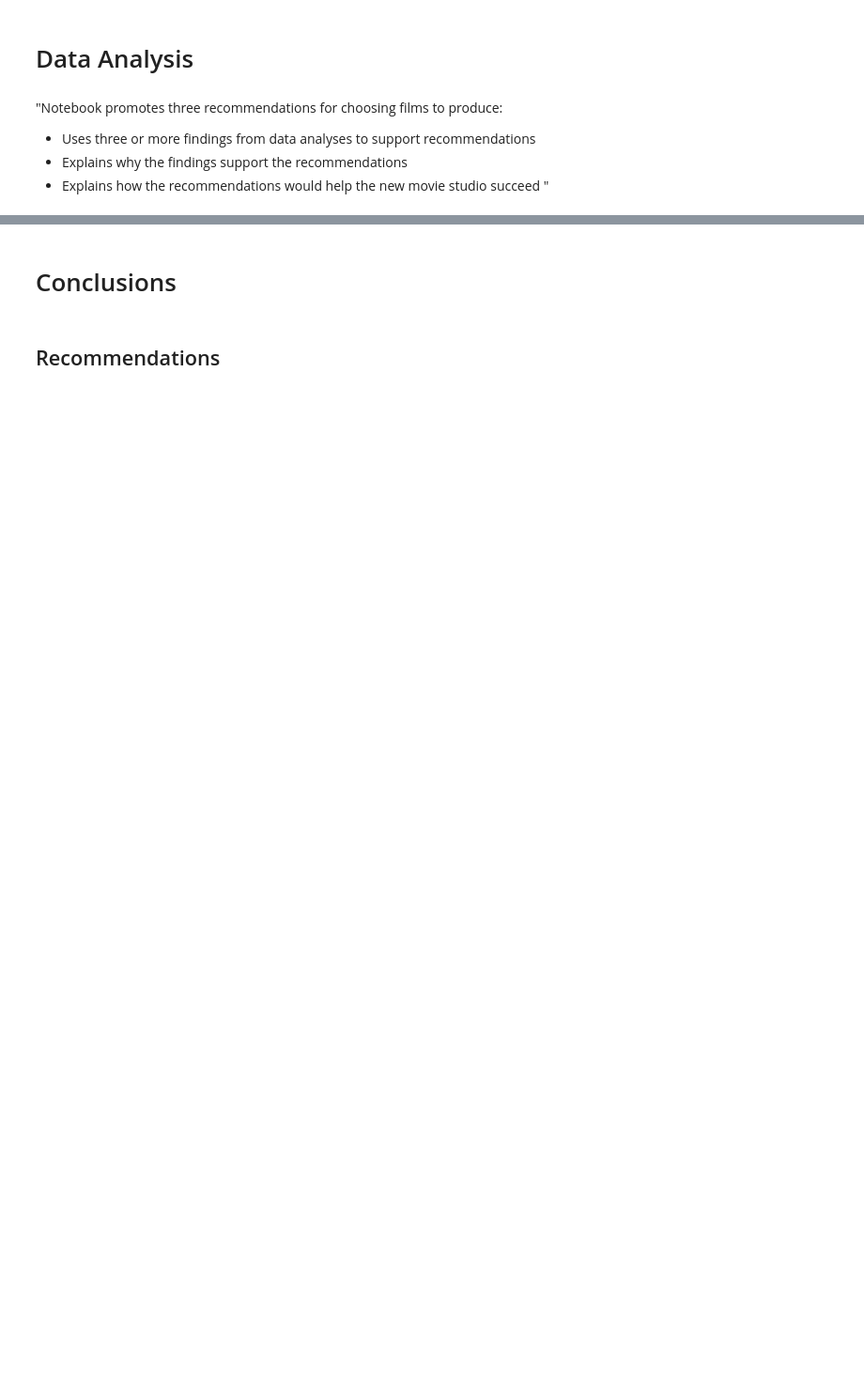
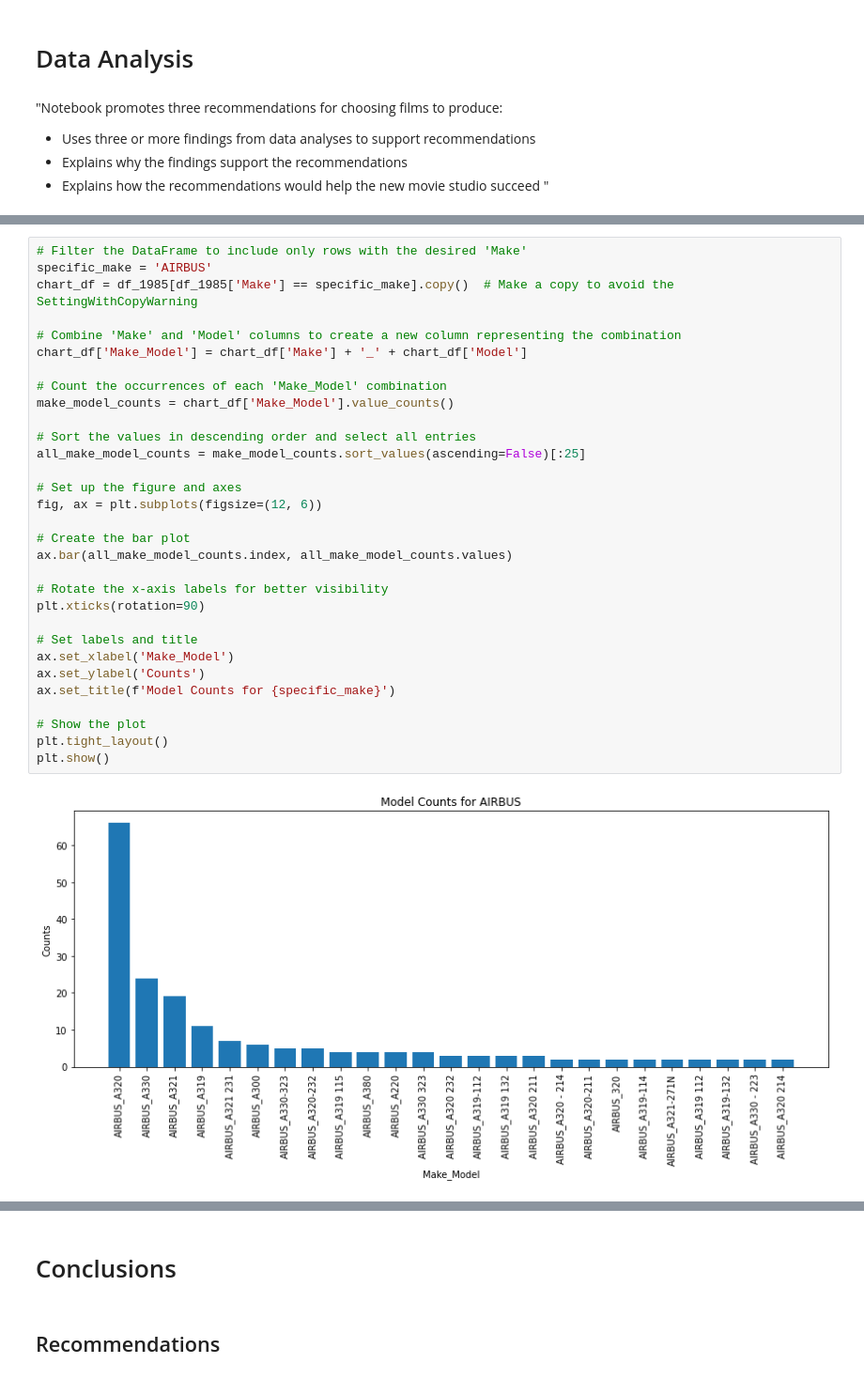
Before and after one commit to byrdwcrawford/Phase.1.Project, a Jupyter notebook: notebook1.ipynb, the cells around one changed output, grey strips where cells are left out. Shown at 94% size. Saved outputs shown, nothing was run; the diff lists cells and outputs as text; blank space fills up the shorter version.

```diff
--- a/notebook1.ipynb
+++ b/notebook1.ipynb
@@ -1003,0 +1056,33 @@ Length: 4383, dtype: int64
+# %%
+# Filter the DataFrame to include only rows with the desired 'Make'
+specific_make = 'AIRBUS'
+chart_df = df_1985[df_1985['Make'] == specific_make].copy()  # Make a copy to avoid the SettingWithCopyWarning
+
+# Combine 'Make' and 'Model' columns to create a new column representing the combination
+chart_df['Make_Model'] = chart_df['Make'] + '_' + chart_df['Model']
+
+# Count the occurrences of each 'Make_Model' combination
+make_model_counts = chart_df['Make_Model'].value_counts()
+
+# Sort the values in descending order and select all entries
+all_make_model_counts = make_model_counts.sort_values(ascending=False)[:25]
+
+# Set up the figure and axes
+fig, ax = plt.subplots(figsize=(12, 6))
+
+# Create the bar plot
+ax.bar(all_make_model_counts.index, all_make_model_counts.values)
+
+# Rotate the x-axis labels for better visibility
+plt.xticks(rotation=90)
+
+# Set labels and title
+ax.set_xlabel('Make_Model')
+ax.set_ylabel('Counts')
+ax.set_title(f'Model Counts for {specific_make}')
+
+# Show the plot
+plt.tight_layout()
+plt.show()
+# %% [output]
+[figure, added]
```
Also changed, not shown: parts of 157 cells of this notebook, 3 other files.
